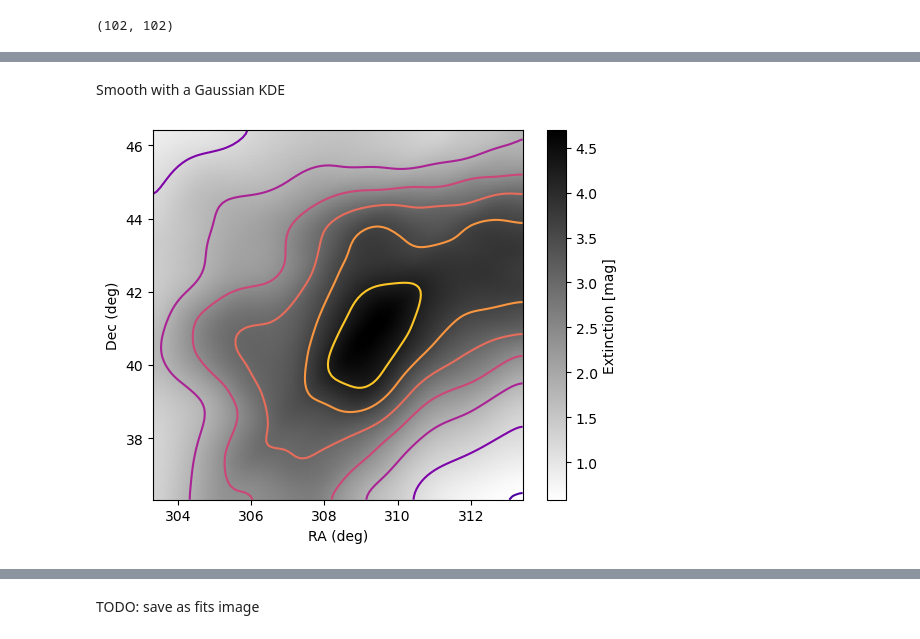
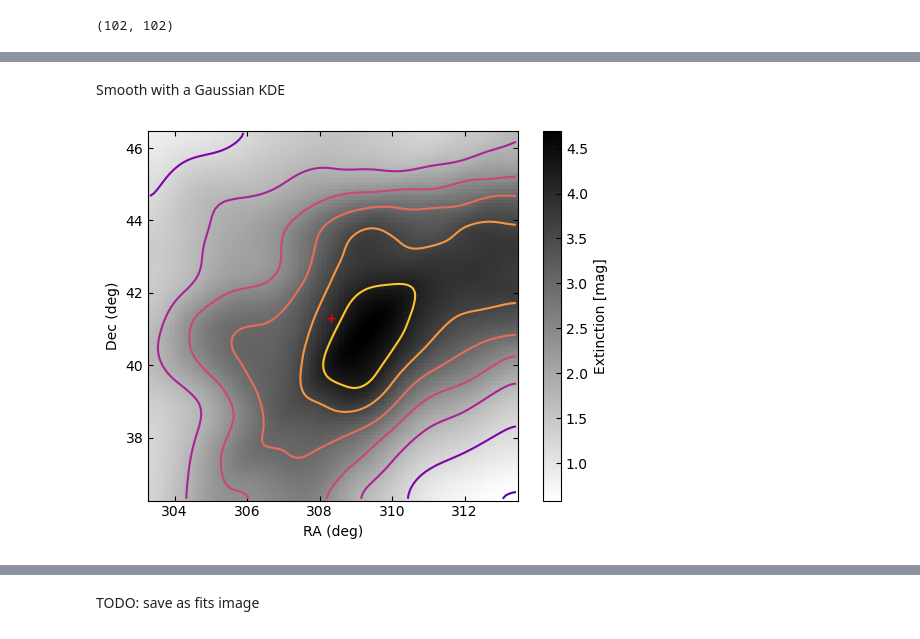
Before and after one commit to lodubay/DustBuster, a Jupyter notebook: projections.ipynb, the cells around one changed output, grey strips where cells are left out. Drawn from its saved outputs; the diff is of its cells as text; code cells hidden in the pictures.

```diff
--- a/projections.ipynb
+++ b/projections.ipynb
@@ -128,14 +127,0 @@ plt.show()
-# %% [markdown]
-Smooth with a Gaussian KDE
-# %%
-ext_smooth = ndimage.gaussian_filter(extinctions, sigma=(3, 3), order=0)
-fig, ax = plt.subplots()
-qm = ax.pcolormesh(ra_grid, dec_grid, ext_smooth, shading='gouraud', cmap='binary')
-ax.contour(ra_grid, dec_grid, ext_smooth, cmap='plasma')
-plt.colorbar(qm, ax=ax, label='Extinction [mag]')
-ax.set_xlabel('RA (deg)')
-ax.set_ylabel('Dec (deg)')
-ax.set_aspect('equal')
-plt.show()
-# %% [output]
-[figure, removed]
@@ -148,0 +128,15 @@ ext_table.write('ext_coord_grid.fits')
+# %% [markdown]
+Smooth with a Gaussian KDE
+# %%
+ext_smooth = ndimage.gaussian_filter(extinctions, sigma=(3, 3), order=0)
+fig, ax = plt.subplots()
+qm = ax.pcolormesh(ra_grid, dec_grid, ext_smooth, cmap='binary')
+ax.contour(ra_grid, dec_grid, ext_smooth, cmap='plasma')
+ax.plot([CygOB2_ra], [CygOB2_dec], 'r+')
+plt.colorbar(qm, ax=ax, label='Extinction [mag]')
+ax.set_xlabel('RA (deg)')
+ax.set_ylabel('Dec (deg)')
+ax.set_aspect('equal')
+plt.show()
+# %% [output]
+[figure, added]
```
Also changed, not shown: parts of 16 cells of this notebook, 2 other files.
